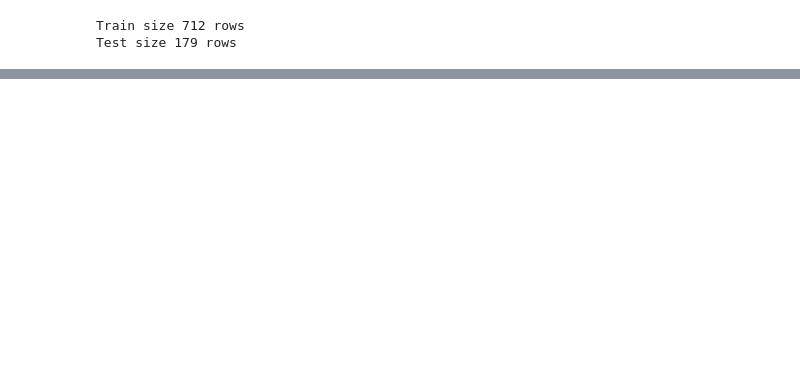
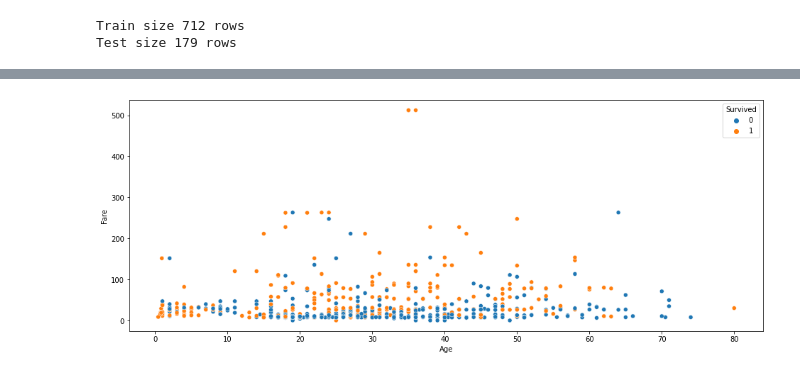
Before and after one commit to omarkhaled646/Machine-learning, a Jupyter notebook: Src/Logistic Regression Module With Single Unit.ipynb, the cells around one changed output, grey strips where cells are left out. Cells and saved outputs as stored; diff of their text form; code cells hidden in the pictures; blank space fills up the shorter version.

```diff
--- a/Src/Logistic Regression Module With Single Unit.ipynb
+++ b/Src/Logistic Regression Module With Single Unit.ipynb
@@ -90,0 +122,6 @@ Test size 179 rows
+# %%
+plt.figure(figsize=(16,6))
+sns.scatterplot(x=Titanic_Data_copy['Age'],y=Titanic_Data_copy['Fare'],hue=Titanic_Data_copy['Survived'])
+plt.show()
+# %% [output]
+[figure, added]
```
Also changed, not shown: parts of 14 cells of this notebook.
